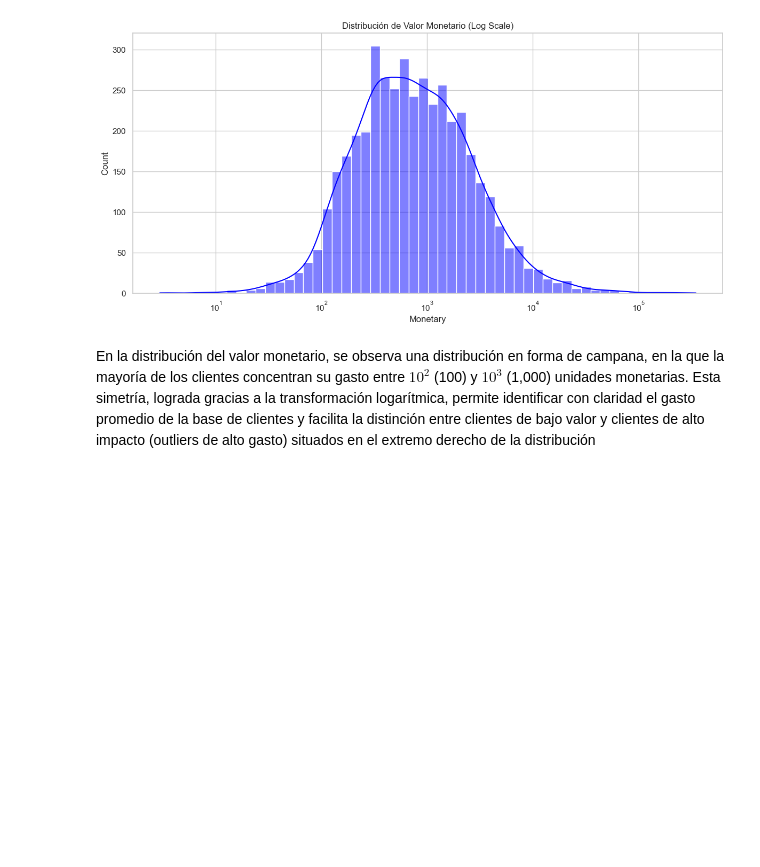
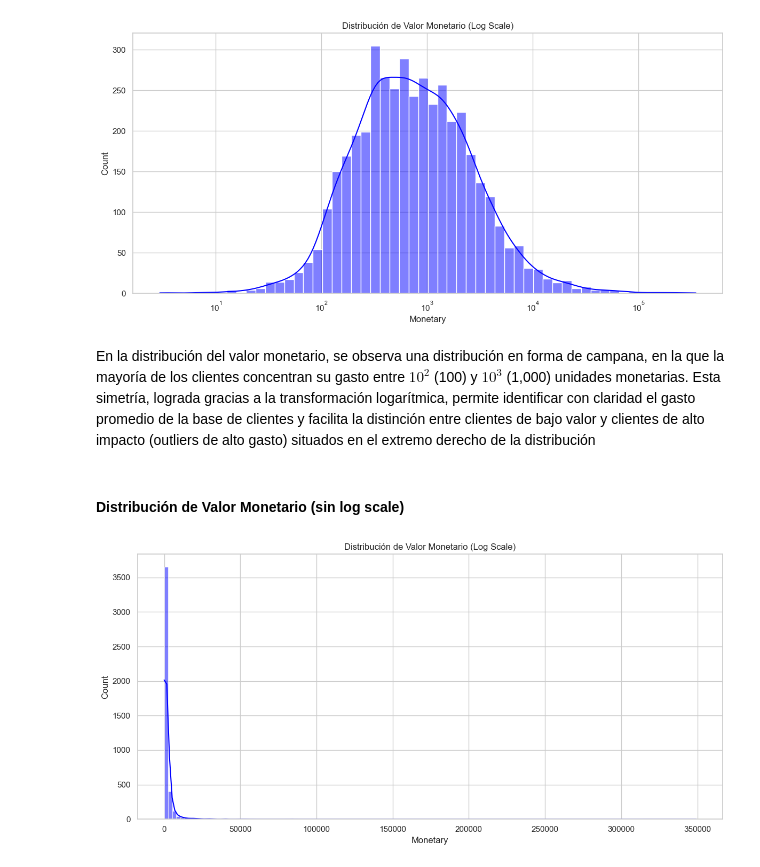
Before and after one commit to DaLeedev/CLTV_PROJECT, a Jupyter notebook: notebooks/03_Exploracion de los Datos.ipynb, the cells around one changed output. Saved outputs shown, nothing was run; the diff lists cells and outputs as text; code cells hidden in the pictures; blank space fills up the shorter version.

```diff
--- a/notebooks/03_Exploracion de los Datos.ipynb
+++ b/notebooks/03_Exploracion de los Datos.ipynb
@@ -183,3 +183,12 @@ plt.show()
 [figure]
 # %% [markdown]
 En la distribución del valor monetario, se observa una distribución en forma de campana, en la que la mayoría de los clientes concentran su gasto entre $10^2$ (100) y $10^3$ (1,000) unidades monetarias. Esta simetría, lograda gracias a la transformación logarítmica, permite identificar con claridad el gasto promedio de la base de clientes y facilita la distinción entre clientes de bajo valor y clientes de alto impacto (outliers de alto gasto) situados en el extremo derecho de la distribución
+# %% [markdown]
+#### Distribución de Valor Monetario (sin log scale)
+# %%
+sns.histplot(rfm['Monetary'], kde=True, color='blue')
+plt.title('Distribución de Valor Monetario (Log Scale)')
+plt.tight_layout()
+plt.show()
+# %% [output]
+[figure, added]
```
Also changed, not shown: parts of 1 cell of this notebook.
